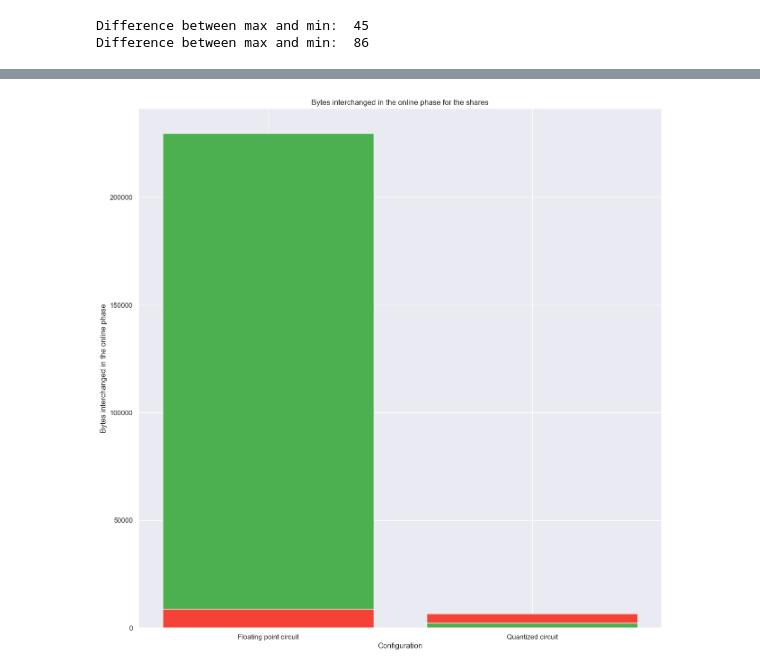
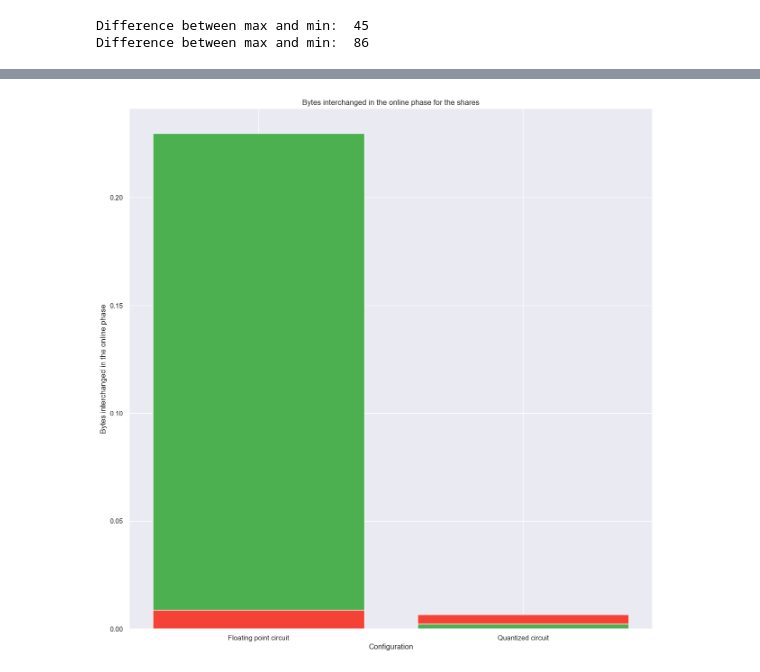
Before and after one commit to ChiemStevens/pffrocd, a Jupyter notebook: plotting/32-old vs 32-new.ipynb, the cells around one changed output, grey strips where cells are left out. Drawn from its saved outputs; the diff is of its cells as text; code cells hidden in the pictures.

```diff
--- a/plotting/32-old vs 32-new.ipynb
+++ b/plotting/32-old vs 32-new.ipynb
@@ -113,17 +113,17 @@ Text(0.5, 0, 'Configuration')
 # %%
 labels = ["Floating point circuit", "Quantized circuit", "Floating point circuit", "Quantized circuit"]
 # grab the mean for the server communication
-mean_bool = df_boolean['server.communication.online.sent'].mean() /1000
-mean_arith = df_arith['server.communication.online.sent'].mean() / 1000
-mean_share_bool = df_boolean['share_bytes_online_phase_client'].mean() / 1000
-mean_share_arith = df_arith['share_bytes_online_phase_client'].mean() /1000
+mean_bool = df_boolean['server.communication.online.sent'].mean() /1000000
+mean_arith = df_arith['server.communication.online.sent'].mean() / 1000000
+mean_share_bool = df_boolean['share_bytes_online_phase_client'].mean() / 1000000
+mean_share_arith = df_arith['share_bytes_online_phase_client'].mean() /1000000
 # print the means in a bar plot
 #plt.bar(labels, [mean_bool, mean_arith, mean_share_bool, mean_share_arith])
 # how to plot with different colors
 plt.bar(labels, [mean_bool, mean_share_arith, mean_share_bool, mean_arith], color=['#4CAF50', '#F44336', '#F44336', '#4CAF50'])
 plt.title("Bytes interchanged in the online phase for the shares")
 plt.ylabel("Bytes interchanged in the online phase")
 plt.xlabel("Configuration")
 plt.show()
 # %% [output]
-[figure, old version]
+[figure, new version]
```
Also changed, not shown: parts of 1 cell of this notebook.
